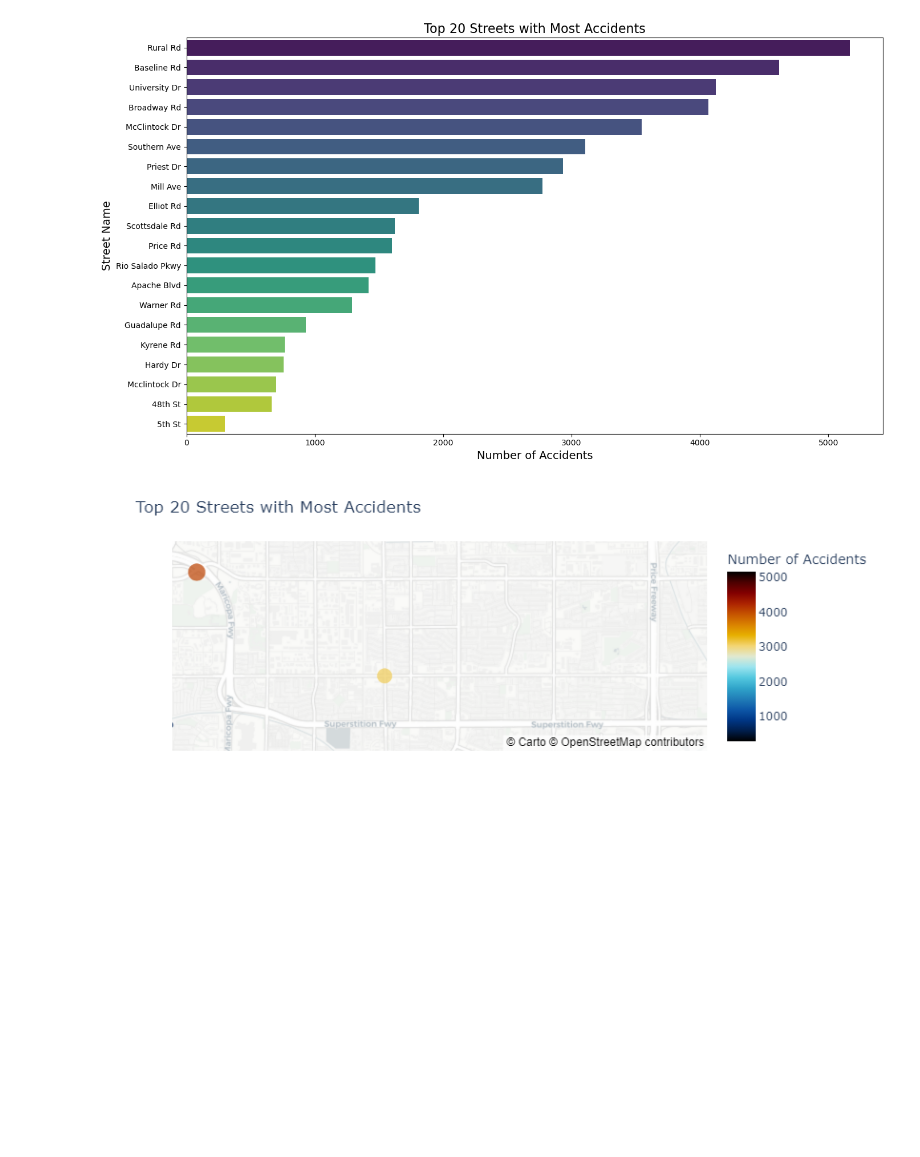
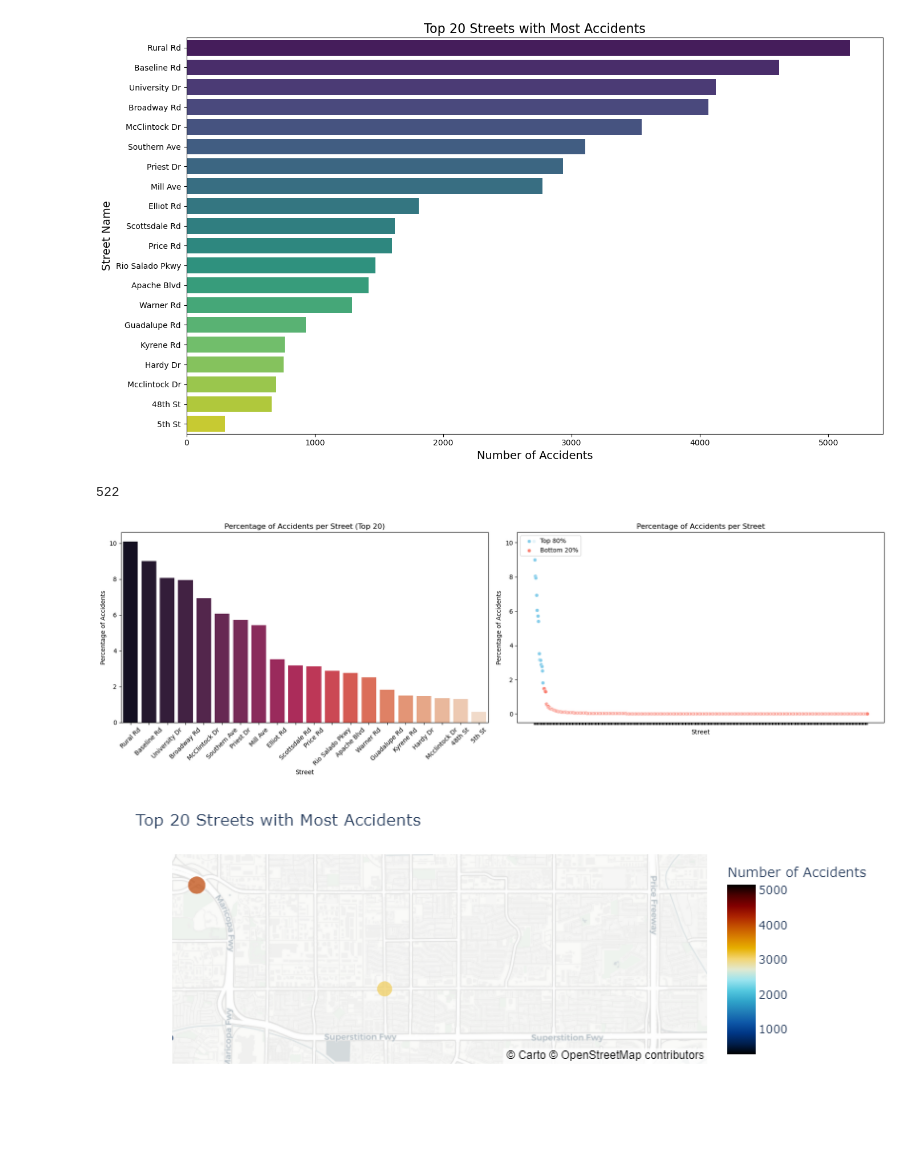
Before and after one commit to oribachar13579/oriandyuval, a Jupyter notebook: project.ipynb, the cells around one changed output. Drawn from its saved outputs; the diff is of its cells as text; code cells hidden in the pictures; blank space fills up the shorter version.

```diff
--- a/project.ipynb
+++ b/project.ipynb
@@ -158,6 +152,44 @@ plt.savefig('top_streets_accidents.png')
 plt.show()
 # %% [output]
 [figure]
+# %%
+#מתאר לנו כמה רחובות שונים יש בכל הקובץ
+num_streets = len(accidents_by_street['StreetName'].unique())
+print(num_streets)
+# %% [output]
+522
+# %%
+# חישוב סך כל התאונות
+total_accidents = accidents_by_street['Number of Accidents'].sum()
+
+# הוספת עמודה חדשה עם אחוזי התאונות לכל רחוב
+accidents_by_street['Percentage of Accidents'] = (accidents_by_street['Number of Accidents'] / total_accidents) * 100
+
+# ציור הגרף
+plt.figure(figsize=(18, 6))
+
+# גרף הברים
+plt.subplot(1, 2, 1)
+sns.barplot(x='StreetName', y='Percentage of Accidents', data=accidents_by_street.head(20), palette='rocket')
+plt.title('Percentage of Accidents per Street (Top 20)')
+plt.xlabel('Street')
+plt.ylabel('Percentage of Accidents')
+plt.xticks(rotation=45)
+
+# גרף הscatterplot
+plt.subplot(1, 2, 2)
+sns.scatterplot(x=range(1, len(top_80_percent_streets) + 1), y='Percentage of Accidents', data=top_80_percent_streets, color='skyblue')
+sns.scatterplot(x=range(len(top_80_percent_streets) + 1, len(top_80_percent_streets) + len(top_20_percent_streets) + 1), y='Percentage of Accidents', data=top_20_percent_streets, color='salmon')
+plt.title('Percentage of Accidents per Street')
+plt.xlabel('Street')
+plt.ylabel('Percentage of Accidents')
+plt.xticks(ticks=range(1, len(top_80_percent_streets) + len(top_20_percent_streets) + 1), labels=[''] * (len(top_80_percent_streets) + len(top_20_percent_streets)))
+plt.legend(['Top 80%', 'Bottom 20%'], loc='upper left')
+
+plt.tight_layout()
+plt.show()
+# %% [output]
+[figure, added]
 # %%
 
 top_streets = accidents_by_street.head(20)
```
Also changed, not shown: parts of 10 cells of this notebook.
